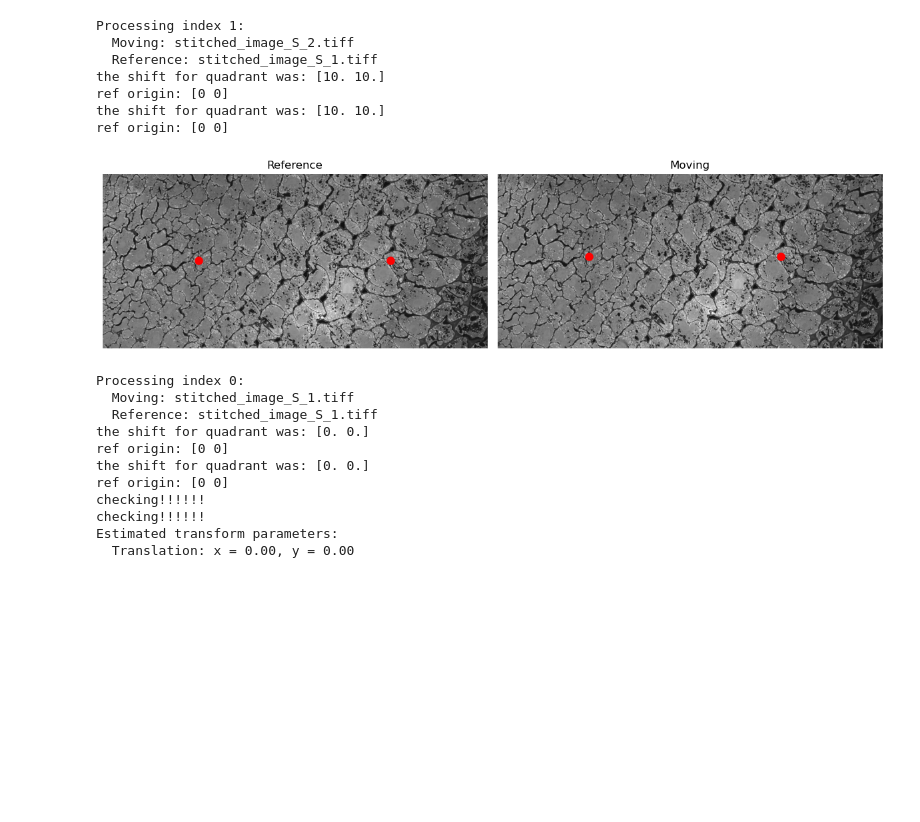
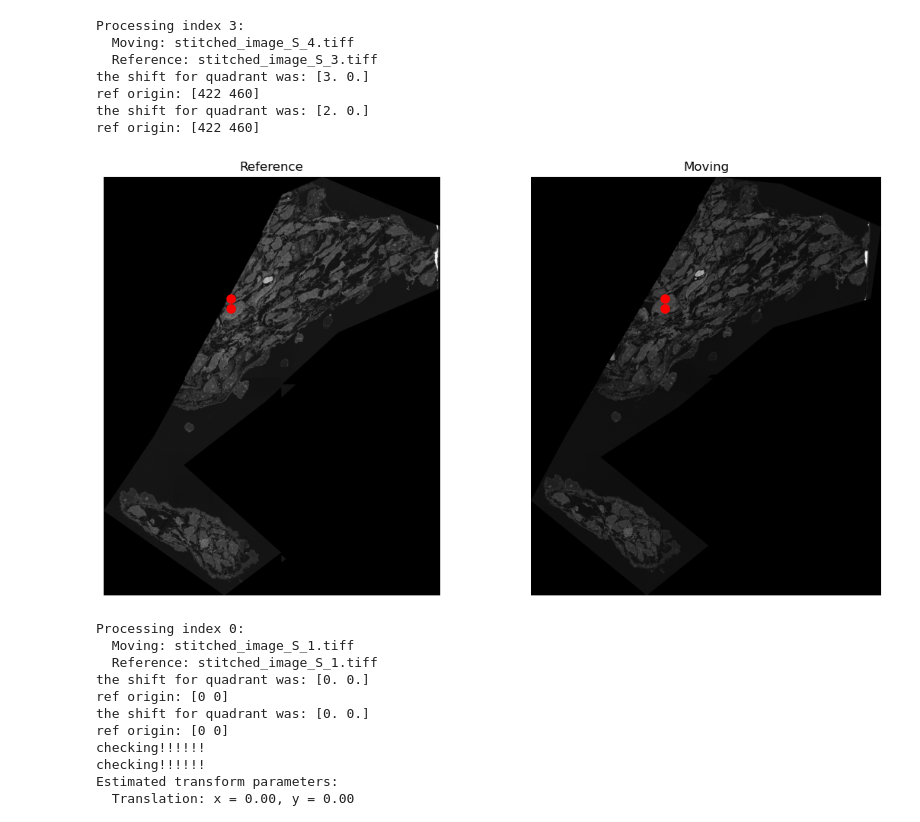
Before and after one commit to CCI-GU-Sweden/ATLAS, a Jupyter notebook: ATLAS-fine-alignment.ipynb, the cells around one changed output. Saved outputs shown, nothing was run; the diff lists cells and outputs as text; code cells hidden in the pictures; blank space fills up the shorter version.

```diff
--- a/ATLAS-fine-alignment.ipynb
+++ b/ATLAS-fine-alignment.ipynb
@@ -28,7 +28,7 @@ series_folder = Path(r"E:\PROJECTS\EM\LUKE\TA30\test")
 series_folder = Path(r"E:\PROJECTS\EM\Alma\plant2-wafer-1\plant 2_data\alignment_test")
 series_folder = Path(r"E:\PROJECTS\EM\Alma\plant2-wafer-1\plant 2_data\session_1115605826\Site 2")
 series_folder = Path(r"E:\PROJECTS\EM\Alma\plant4-wafer-1\alma-plant-4_data\session_1084385689\Site 1") # plant 4 is sample 1
-series_folder = Path(r"E:\PROJECTS\EM\Alma\plant2-wafer-1\plant 2_data\alignment_test_3")
+series_folder = Path(r"E:\PROJECTS\EM\Filipa\test")
 
 tif_list = []
 for folder in series_folder.iterdir():  # Iterate over all items in the folder
@@ -72,9 +77,9 @@ No correct_order.txt found — using original order.
 # %%
 # example of one iteration, and figure
-index = 1
+index = 3
 
-n_rows = 1
-n_cols = 2
+n_rows = 2
+n_cols = 1
 
 row = z_align_df.iloc[index]
 
@@ -101,41 +106,41 @@ ref_pts_ds, mov_pts_ds = get_matched_points_by_quadrant(ref_img_ds, mov_img_ds,
 
 fig, axes = plt.subplots(1, 2, figsize=(12, 6))
 
 # --- Reference image ---
 axes[0].imshow(ref_img_ds,
                cmap='gray',
                vmin=ref_img_ds.min(),
                vmax=ref_img_ds.max())
 axes[0].set_title("Reference")
 axes[0].axis("off")
 
 for x, y in ref_pts_ds:
     axes[0].plot(y, x, 'ro', markersize=8)
 
 
 # --- Moving image ---
 axes[1].imshow(mov_img_ds,
                cmap='gray',
                vmin=mov_img_ds.min(),
                vmax=mov_img_ds.max())
 axes[1].set_title("Moving")
 axes[1].axis("off")
 
 for x, y in mov_pts_ds:
     axes[1].plot(y, x, 'ro', markersize=8)
 
 
 plt.tight_layout()
 plt.show()
 # %% [output]
-Processing index 1:
-  Moving: stitched_image_S_2.tiff
-  Reference: stitched_image_S_1.tiff
-the shift for quadrant was: [10. 10.]
-ref origin: [0 0]
-the shift for quadrant was: [10. 10.]
-ref origin: [0 0]
+Processing index 3:
+  Moving: stitched_image_S_4.tiff
+  Reference: stitched_image_S_3.tiff
+the shift for quadrant was: [3. 0.]
+ref origin: [422 460]
+the shift for quadrant was: [2. 0.]
+ref origin: [422 460]
-[figure, old version]
+[figure, new version]
 # %%
 # run alignment
 n_rows = 2
```
Also changed, not shown: parts of 1 cell of this notebook, 3 other files.
